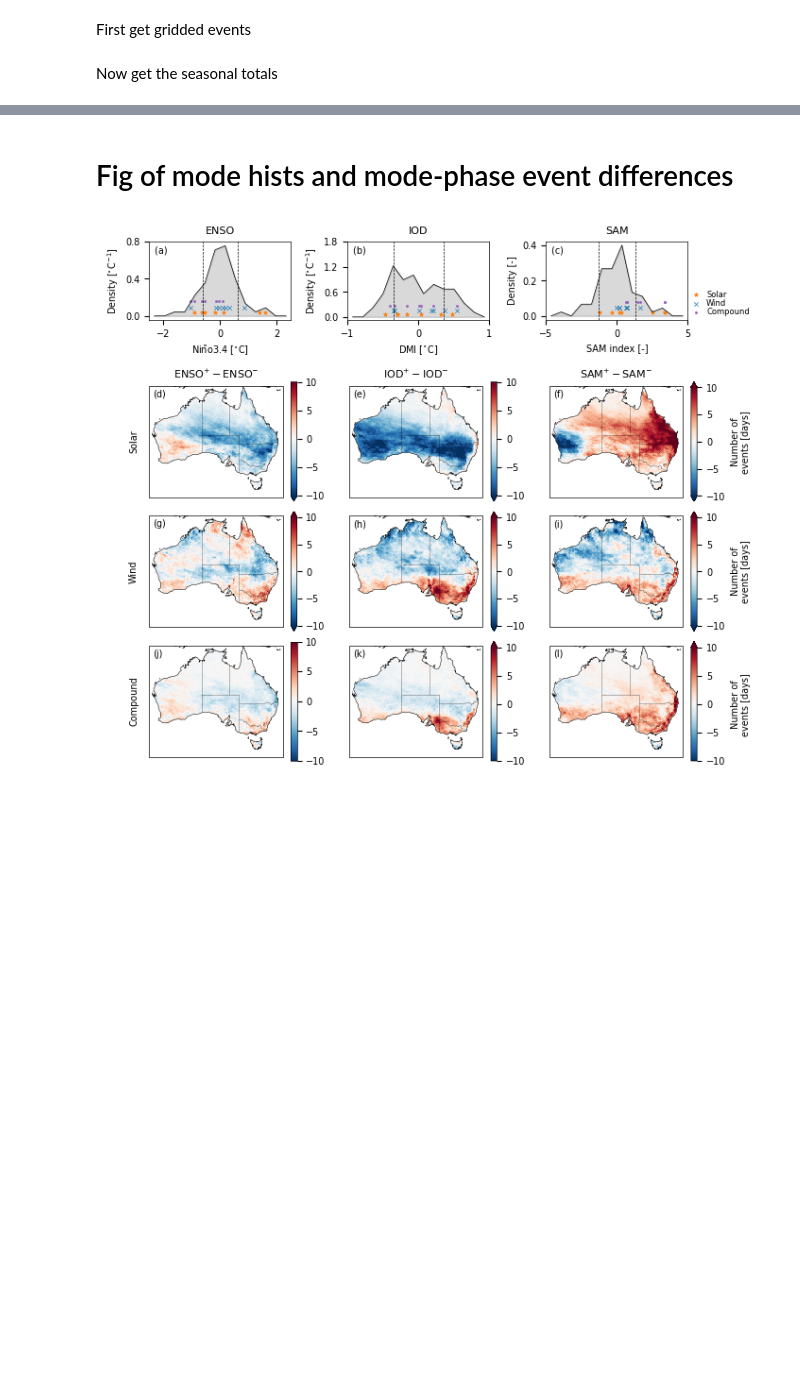
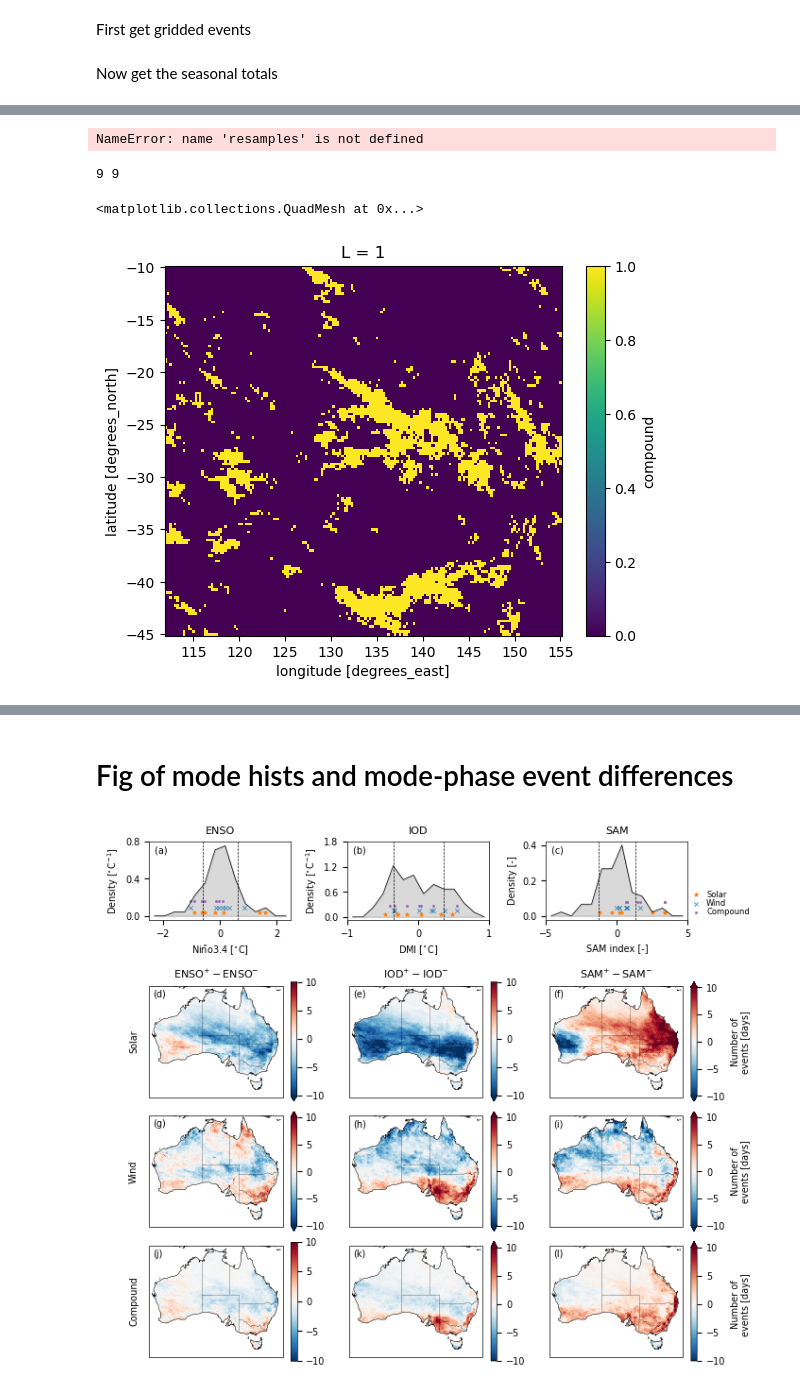
Before and after one commit to dougrichardson/Richardson_2023_energy, a Jupyter notebook: 2_drivers.ipynb, the cells around one changed output, grey strips where cells are left out. Cells and saved outputs as stored; diff of their text form; code cells hidden in the pictures; blank space fills up the shorter version.

```diff
--- a/2_drivers.ipynb
+++ b/2_drivers.ipynb
@@ -1108,0 +1299,4 @@ aus_events_both_seasonal_total = seasonal_sum(aus_events_100w_mssrd).compute()
+# %%
+resamples.sel(L=1)
+# %% [output]
+NameError: name 'resamples' is not defined
@@ -1108,0 +1329,16 @@ aus_events_both_seasonal_total = seasonal_sum(aus_events_100w_mssrd).compute()
+# %%
+sig = stat_signif_diff(
+    event_diff(da, nino34["nino34"], "Winter"),
+    aus_events_both_seasonal_total,
+    nino34["nino34"],
+    "Winter",
+    [1],
+    n_iter=10
+)
+# %% [output]
+9 9
+# %%
+sig.sel(L=1).plot()
+# %% [output]
+<matplotlib.collections.QuadMesh at 0x...>
+[figure, added]
```
Also changed, not shown: parts of 18 cells of this notebook.
